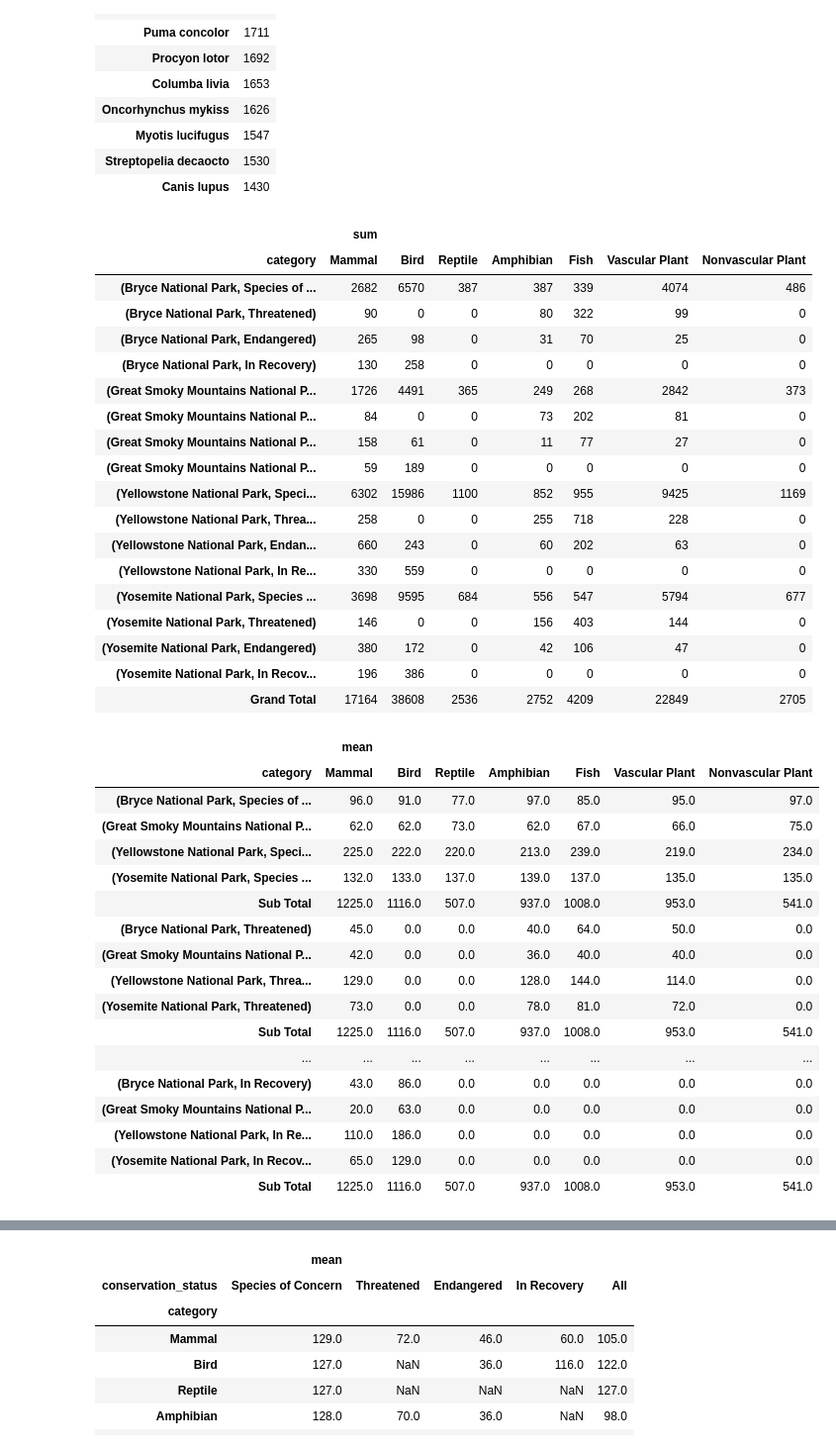
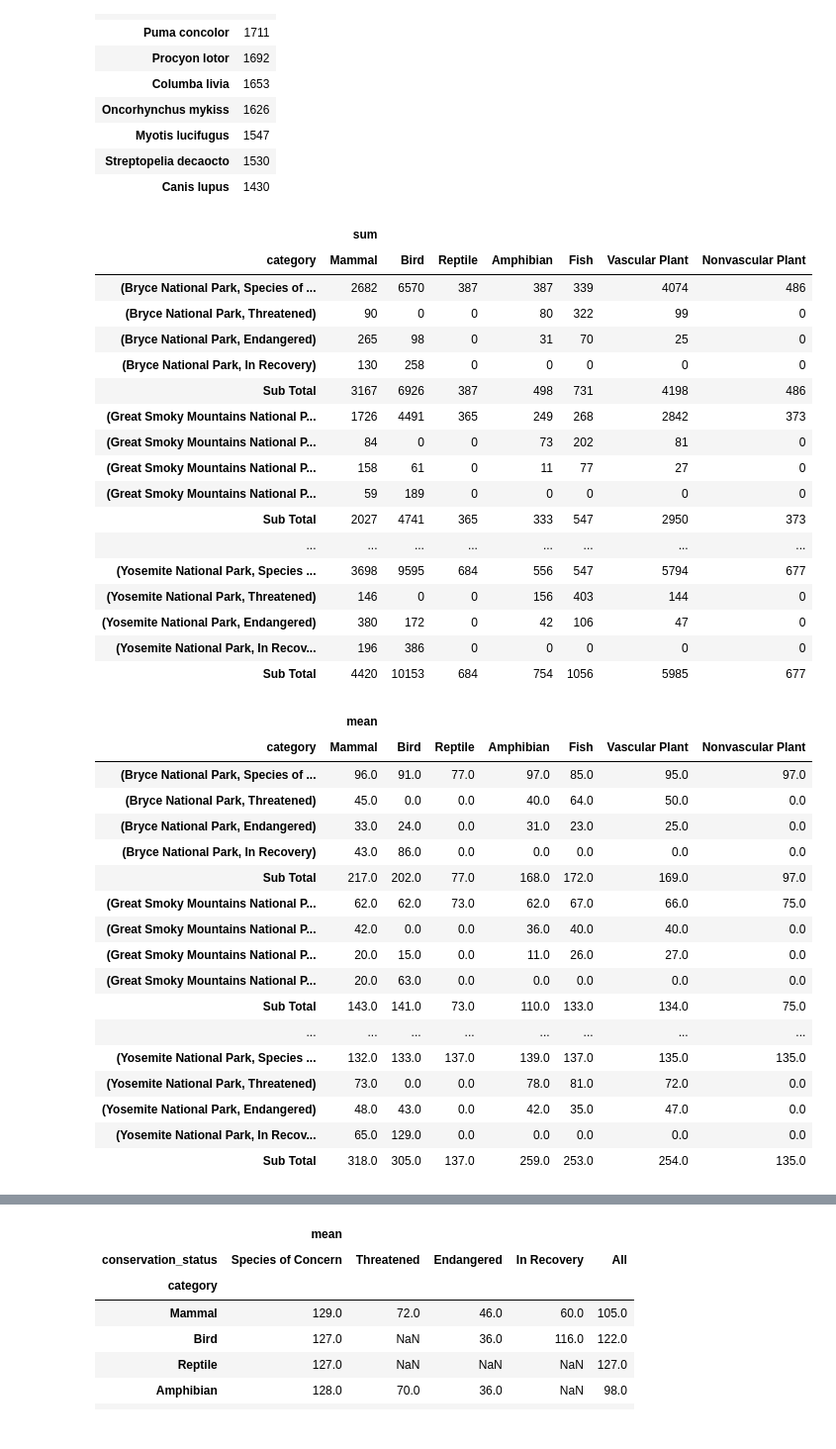
Before and after one commit to egecalay/Biodiversity-in-National-Parks, a Jupyter notebook: biodiversity.ipynb, the cells around one changed output, grey strips where cells are left out. Shown at 99% size. Drawn from its saved outputs; the diff is of its cells as text; code cells hidden in the pictures.

Commit message:
dev-tool-groupby-unstack

```diff
--- a/biodiversity.ipynb
+++ b/biodiversity.ipynb
@@ -278,12 +278,12 @@ df_group_2.iloc[:10]
 # 4a. Total endangered species count per national park and category
 #df_group_3= df.groupby(['conservation_status','park_name']).observations.aggregate(['sum'])
 df_group_3_sum=df.pivot_table(index=['park_name','conservation_status'],columns='category',values='observations',aggfunc=['sum'])
-df_group_3_sum.loc['Grand Total'] = df_group_3_sum.sum()
+lst= []
+for name, group in df_group_3_sum.groupby(['park_name']): #need to replace pivot table with group by of df 10/3/22
+    group.loc[' Sub Total'] = group.sum()
+    lst.append(group)
+df_group_3_sum = pd.concat(lst)
 
-pd.concat([
-    y.append(y.sum().rename((x, 'Total')))
-    for x, y in df_group_3_sum.groupby(level=1)
-])
 df_group_3_sum
 # %% [output]
 |  | sum |  |  |  |  |  |  |
@@ -292,48 +292,45 @@ df_group_3_sum
 | (Bryce National Park, Threatened) | 90 | 0 | 0 | 80 | 322 | 99 | 0 |
 | (Bryce National Park, Endangered) | 265 | 98 | 0 | 31 | 70 | 25 | 0 |
 | (Bryce National Park, In Recovery) | 130 | 258 | 0 | 0 | 0 | 0 | 0 |
+| Sub Total | 3167 | 6926 | 387 | 498 | 731 | 4198 | 486 |
 | (Great Smoky Mountains National P... | 1726 | 4491 | 365 | 249 | 268 | 2842 | 373 |
 | (Great Smoky Mountains National P... | 84 | 0 | 0 | 73 | 202 | 81 | 0 |
 | (Great Smoky Mountains National P... | 158 | 61 | 0 | 11 | 77 | 27 | 0 |
 | (Great Smoky Mountains National P... | 59 | 189 | 0 | 0 | 0 | 0 | 0 |
-| (Yellowstone National Park, Speci... | 6302 | 15986 | 1100 | 852 | 955 | 9425 | 1169 |
-| (Yellowstone National Park, Threa... | 258 | 0 | 0 | 255 | 718 | 228 | 0 |
-| (Yellowstone National Park, Endan... | 660 | 243 | 0 | 60 | 202 | 63 | 0 |
-| (Yellowstone National Park, In Re... | 330 | 559 | 0 | 0 | 0 | 0 | 0 |
+| Sub Total | 2027 | 4741 | 365 | 333 | 547 | 2950 | 373 |
+| ... | ... | ... | ... | ... | ... | ... | ... |
 | (Yosemite National Park, Species ... | 3698 | 9595 | 684 | 556 | 547 | 5794 | 677 |
 | (Yosemite National Park, Threatened) | 146 | 0 | 0 | 156 | 403 | 144 | 0 |
 | (Yosemite National Park, Endangered) | 380 | 172 | 0 | 42 | 106 | 47 | 0 |
 | (Yosemite National Park, In Recov... | 196 | 386 | 0 | 0 | 0 | 0 | 0 |
-| Grand Total | 17164 | 38608 | 2536 | 2752 | 4209 | 22849 | 2705 |
+| Sub Total | 4420 | 10153 | 684 | 754 | 1056 | 5985 | 677 |
 # %%
 # 4b. Average endangered species count per national park and category
-#df_group_3= df.groupby(['conservation_status','park_name']).observations.aggregate(['mean'])
 df_group_3_mean=df.pivot_table(index=['park_name','conservation_status'],columns='category',values='observations',aggfunc=['mean'], fill_value=0)
 lst= []
-
-for name, group in df_group_3_mean.groupby(level=1):
-    group.loc['Sub Total'] = df_group_3_mean.sum()
+for name, group in df_group_3_mean.groupby(['park_name']):
+    group.loc['Sub Total'] = group.sum()
     lst.append(group)
 df_group_3_mean = pd.concat(lst)
 
 np.round(df_group_3_mean)
 # %% [output]
 |  | mean |  |  |  |  |  |  |
 | category | Mammal | Bird | Reptile | Amphibian | Fish | Vascular Plant | Nonvascular Plant |
 | (Bryce National Park, Species of ... | 96.0 | 91.0 | 77.0 | 97.0 | 85.0 | 95.0 | 97.0 |
+| (Bryce National Park, Threatened) | 45.0 | 0.0 | 0.0 | 40.0 | 64.0 | 50.0 | 0.0 |
+| (Bryce National Park, Endangered) | 33.0 | 24.0 | 0.0 | 31.0 | 23.0 | 25.0 | 0.0 |
+| (Bryce National Park, In Recovery) | 43.0 | 86.0 | 0.0 | 0.0 | 0.0 | 0.0 | 0.0 |
+| Sub Total | 217.0 | 202.0 | 77.0 | 168.0 | 172.0 | 169.0 | 97.0 |
 | (Great Smoky Mountains National P... | 62.0 | 62.0 | 73.0 | 62.0 | 67.0 | 66.0 | 75.0 |
-| (Yellowstone National Park, Speci... | 225.0 | 222.0 | 220.0 | 213.0 | 239.0 | 219.0 | 234.0 |
+| (Great Smoky Mountains National P... | 42.0 | 0.0 | 0.0 | 36.0 | 40.0 | 40.0 | 0.0 |
+| (Great Smoky Mountains National P... | 20.0 | 15.0 | 0.0 | 11.0 | 26.0 | 27.0 | 0.0 |
+| (Great Smoky Mountains National P... | 20.0 | 63.0 | 0.0 | 0.0 | 0.0 | 0.0 | 0.0 |
+| Sub Total | 143.0 | 141.0 | 73.0 | 110.0 | 133.0 | 134.0 | 75.0 |
+| ... | ... | ... | ... | ... | ... | ... | ... |
 | (Yosemite National Park, Species ... | 132.0 | 133.0 | 137.0 | 139.0 | 137.0 | 135.0 | 135.0 |
-| Sub Total | 1225.0 | 1116.0 | 507.0 | 937.0 | 1008.0 | 953.0 | 541.0 |
-| (Bryce National Park, Threatened) | 45.0 | 0.0 | 0.0 | 40.0 | 64.0 | 50.0 | 0.0 |
-| (Great Smoky Mountains National P... | 42.0 | 0.0 | 0.0 | 36.0 | 40.0 | 40.0 | 0.0 |
-| (Yellowstone National Park, Threa... | 129.0 | 0.0 | 0.0 | 128.0 | 144.0 | 114.0 | 0.0 |
 | (Yosemite National Park, Threatened) | 73.0 | 0.0 | 0.0 | 78.0 | 81.0 | 72.0 | 0.0 |
-| Sub Total | 1225.0 | 1116.0 | 507.0 | 937.0 | 1008.0 | 953.0 | 541.0 |
-| ... | ... | ... | ... | ... | ... | ... | ... |
-| (Bryce National Park, In Recovery) | 43.0 | 86.0 | 0.0 | 0.0 | 0.0 | 0.0 | 0.0 |
-| (Great Smoky Mountains National P... | 20.0 | 63.0 | 0.0 | 0.0 | 0.0 | 0.0 | 0.0 |
-| (Yellowstone National Park, In Re... | 110.0 | 186.0 | 0.0 | 0.0 | 0.0 | 0.0 | 0.0 |
+| (Yosemite National Park, Endangered) | 48.0 | 43.0 | 0.0 | 42.0 | 35.0 | 47.0 | 0.0 |
 | (Yosemite National Park, In Recov... | 65.0 | 129.0 | 0.0 | 0.0 | 0.0 | 0.0 | 0.0 |
-| Sub Total | 1225.0 | 1116.0 | 507.0 | 937.0 | 1008.0 | 953.0 | 541.0 |
+| Sub Total | 318.0 | 305.0 | 137.0 | 259.0 | 253.0 | 254.0 | 135.0 |
 # %%
```
Also changed, not shown: parts of 1 cell of this notebook.
